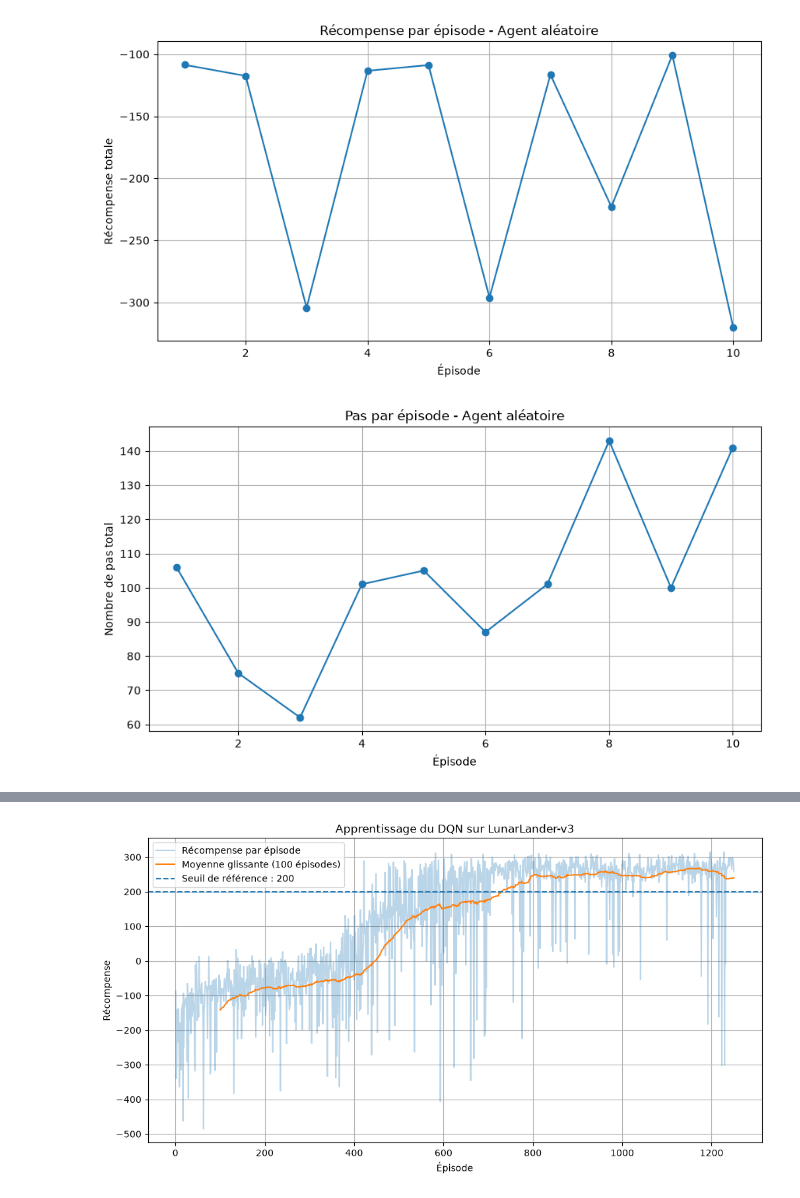
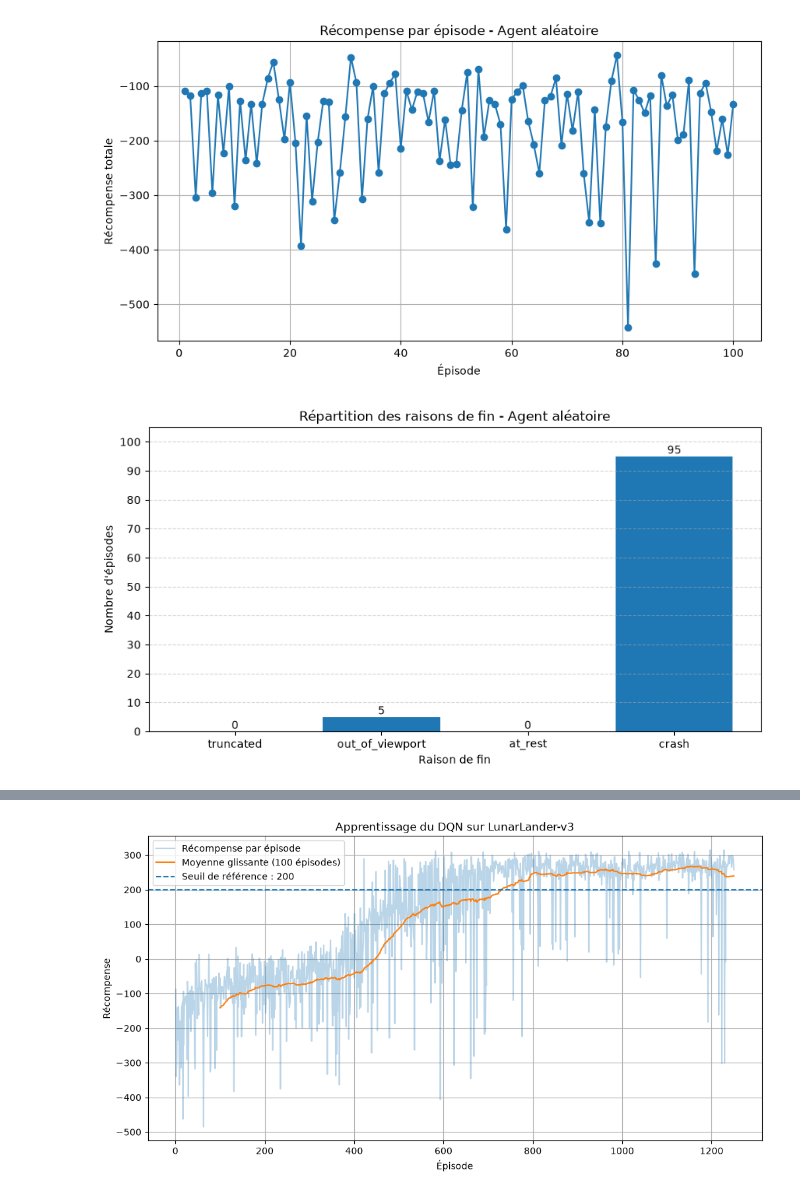
Before and after one commit to BastianHanart/Startrek, a Jupyter notebook: dqn.ipynb, the cells around one changed output, grey strips where cells are left out. Drawn from its saved outputs; the diff is of its cells as text; code cells hidden in the pictures.

```diff
--- a/dqn.ipynb
+++ b/dqn.ipynb
@@ -49,0 +63,9 @@ Interrompu : False
+# %%
+def end_reason(truncated, next_state, reward):
+    if truncated:
+        return "truncated"
+    if abs(next_state[0]) >= 1.0:
+        return "out_of_viewport"
+    if reward == 100:
+        return "at_rest"
+    return "crash"
@@ -50,6 +75,6 @@ Interrompu : False
 # %%
 # Nombre d'épisodes à exécuter (Les épisodes sont les "simulations" qui se termine lorsque le module c'est posé, c'est craché ou à mis trop de temps)
-N_EPISODES = 10
+N_EPISODES = 100
 
 # Création de l'environnement sans affichage graphique
 env = gym.make("LunarLander-v3")
@@ -63,6 +88,7 @@ fichier_final = Path("results_random.csv")
 
 # Liste qui contiendra les résultats des épisodes
 results = []
+raison_de_fin = {"truncated" : 0, "out_of_viewport" : 0, "at_rest" : 0, "crash" : 0}
 
 # Exécution des épisodes
 for episode in range(1, N_EPISODES + 1):
@@ -104,6 +130,7 @@ for episode in range(1, N_EPISODES + 1):
     }
 
     results.append(result)
+    raison_de_fin[end_reason(truncated, next_state, reward)] += 1
 
     # Affichage du résultat
     print(f"Épisode {episode}/{N_EPISODES} | "f"Récompense obtenue : {recompense_totale:.2f} | "f"Pas utilisés pour terminé : {steps} | "f"Terminé ? : {terminated} | "f"Interrompu ? : {truncated}")
@@ -129,4 +156,6 @@ mean_reward = sum(r["reward"] for r in results) / len(results)
 print("\n------- BILAN -------")
 print(f"Nombre d'épisodes : {N_EPISODES}")
 print(f"Récompense moyenne : {mean_reward:.2f}")
+
+print(f"Raison de fin : {raison_de_fin}")
 # %% [output]
@@ -175,36 +209,30 @@ plt.ylabel("Récompense totale")
 plt.grid(True)
 plt.show()
 # %% [output]
-[figure, old version]
+[figure, new version]
-# %%
-# On initialise deux listes qui vont contenir les informations nécessaire au graphique (Ici, les pas par épisode)
-episodes = []
-steps = []
-
-# Lecture du fichier CSV
-with open("results_random.csv", "r", encoding="utf-8") as file:
-    reader = csv.DictReader(file)
-
-    # Pour chaque ligne du CSV, on ajoute l'épisode et le nombre de pas à la liste
-    for ligne in reader:
-        episodes.append(int(ligne["episode"]))
-        steps.append(float(ligne["steps"]))
-
-# Création du graphique
-plt.figure(figsize=(10, 5))
-
-# Ordonnées episodes, Abscisses Steps
-plt.plot(episodes, steps, marker="o")
-
-# Légende du graphique (titre, label X, label Y)
-plt.title("Pas par épisode - Agent aléatoire")
-plt.xlabel("Épisode")
-plt.ylabel("Nombre de pas total")
-
-# On affiche une grille pour pouvoir exploiter plus simplement le graphique
-plt.grid(True)
-plt.show()
-# %% [output]
-[figure, removed]
+# %%
+# Création du graphique des raisons de fin
+plt.figure(figsize=(10, 5))
+
+raisons = list(raison_de_fin.keys())
+nombres = list(raison_de_fin.values())
+
+plt.bar(raisons, nombres)
+
+plt.title("Répartition des raisons de fin - Agent aléatoire")
+plt.xlabel("Raison de fin")
+plt.ylabel("Nombre d'épisodes")
+
+# Afficher le nombre au-dessus de chaque barre
+for i, nombre in enumerate(nombres):
+    plt.text(i, nombre, str(nombre), ha="center", va="bottom")
+
+plt.yticks(range(0, N_EPISODES + 1, 10))
+plt.ylim(0, N_EPISODES + 5)
+plt.grid(axis="y", linestyle="--", alpha=0.5)
+
+plt.show()
+# %% [output]
+[figure, added]
 # %% [markdown]
 ## Entrainement DQN
```
Also changed, not shown: parts of 23 cells of this notebook, 2 other files.
